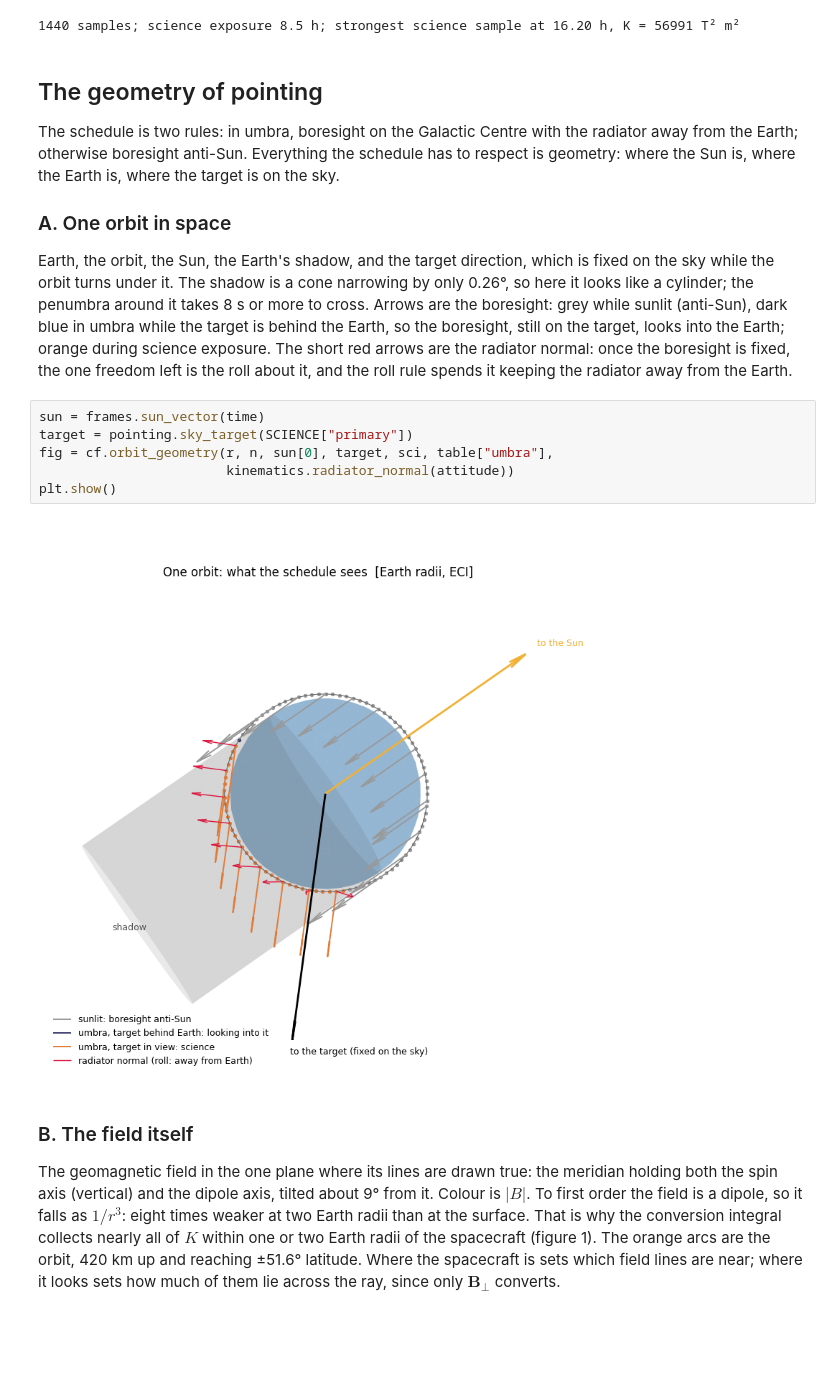
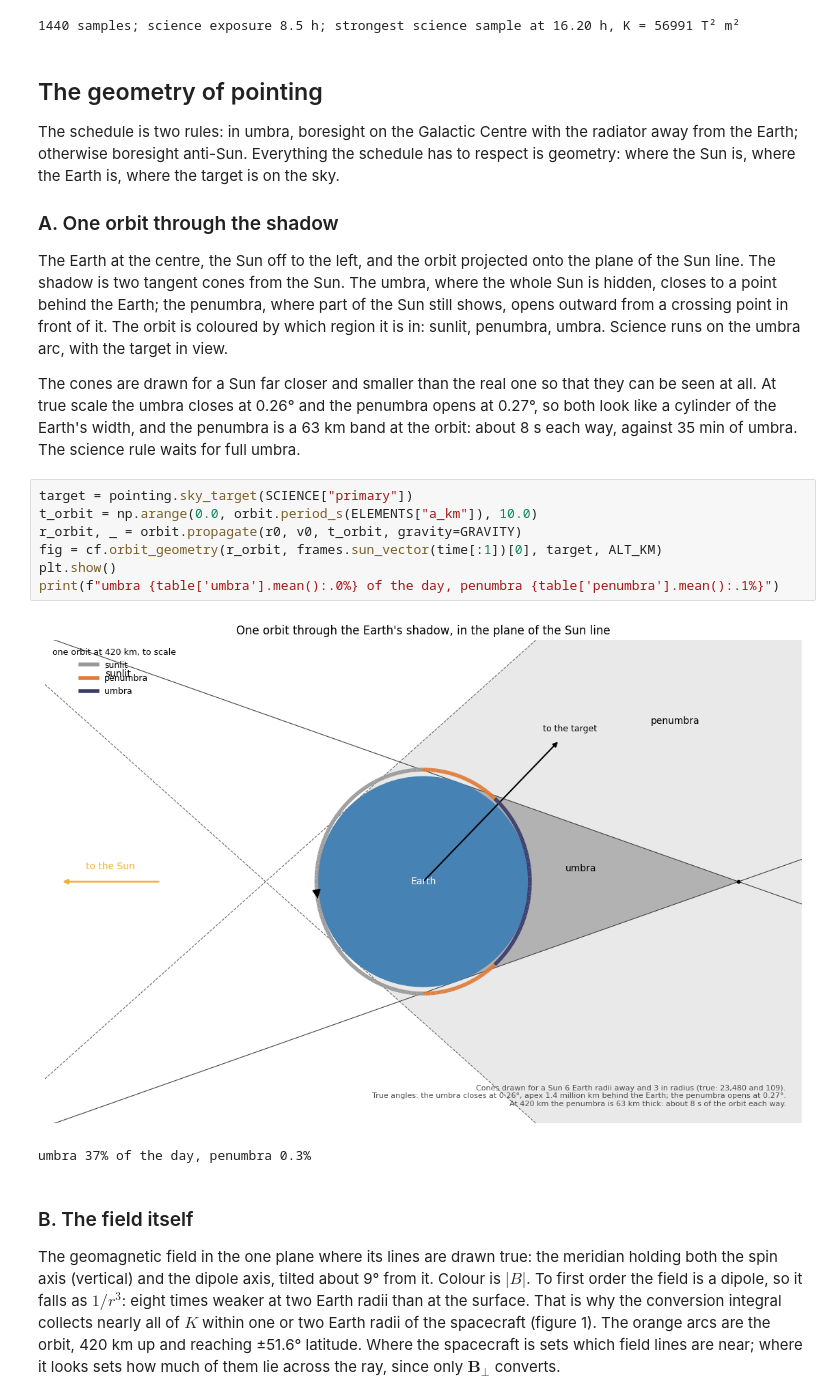
Before and after one commit to phi-a/ALP, a Jupyter notebook: jupyter/conops.ipynb, the cells around one changed output. Drawn from its saved outputs; the diff is of its cells as text; blank space fills up the shorter version.

```diff
--- a/jupyter/conops.ipynb
+++ b/jupyter/conops.ipynb
@@ -72,25 +72,32 @@ Centre with the radiator away from the Earth; otherwise boresight
 anti-Sun. Everything the schedule has to respect is geometry: where
 the Sun is, where the Earth is, where the target is on the sky.
 
-### A. One orbit in space
+### A. One orbit through the shadow
 
-Earth, the orbit, the Sun, the Earth's shadow, and the target
-direction, which is fixed on the sky while the orbit turns under it.
-The shadow is a cone narrowing by only 0.26°, so here it looks like
-a cylinder; the penumbra around it takes 8 s or more to cross.
-Arrows are the boresight: grey while sunlit (anti-Sun), dark blue in
-umbra while the target is behind the Earth, so the boresight, still
-on the target, looks into the Earth; orange during science exposure. The short red arrows are the radiator normal: once the
-boresight is fixed, the one freedom left is the roll about it, and
-the roll rule spends it keeping the radiator away from the Earth.
+The Earth at the centre, the Sun off to the left, and the orbit
+projected onto the plane of the Sun line. The shadow is two tangent
+cones from the Sun. The umbra, where the whole Sun is hidden, closes
+to a point behind the Earth; the penumbra, where part of the Sun
+still shows, opens outward from a crossing point in front of it. The
+orbit is coloured by which region it is in: sunlit, penumbra, umbra.
+Science runs on the umbra arc, with the target in view.
+
+The cones are drawn for a Sun far closer and smaller than the real
+one so that they can be seen at all. At true scale the umbra closes
+at 0.26° and the penumbra opens at 0.27°, so both look like a
+cylinder of the Earth's width, and the penumbra is a 63 km band at
+the orbit: about 8 s each way, against 35 min of umbra. The science
+rule waits for full umbra.
 # %%
-sun = frames.sun_vector(time)
 target = pointing.sky_target(SCIENCE["primary"])
-fig = cf.orbit_geometry(r, n, sun[0], target, sci, table["umbra"],
-                        kinematics.radiator_normal(attitude))
+t_orbit = np.arange(0.0, orbit.period_s(ELEMENTS["a_km"]), 10.0)
+r_orbit, _ = orbit.propagate(r0, v0, t_orbit, gravity=GRAVITY)
+fig = cf.orbit_geometry(r_orbit, frames.sun_vector(time[:1])[0], target, ALT_KM)
 plt.show()
+print(f"umbra {table['umbra'].mean():.0%} of the day, penumbra {table['penumbra'].mean():.1%}")
 # %% [output]
-[figure, old version]
+[figure, new version]
+umbra 37% of the day, penumbra 0.3%
 # %% [markdown]
 ### B. The field itself
 
```
Also changed, not shown: 1 other file.
